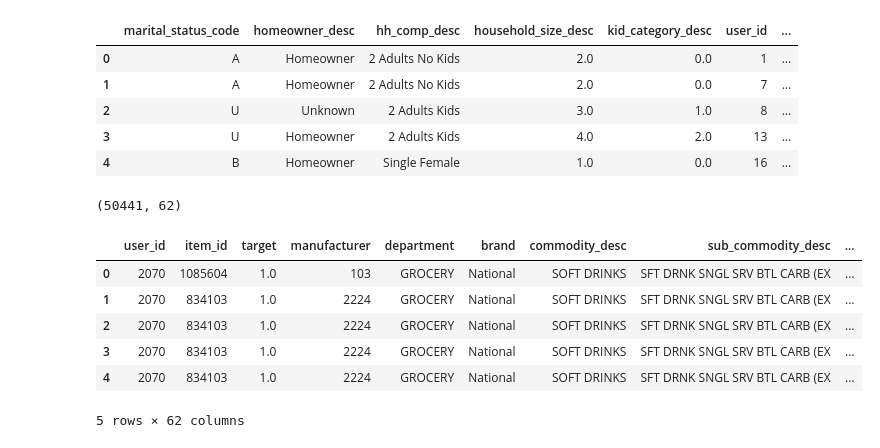
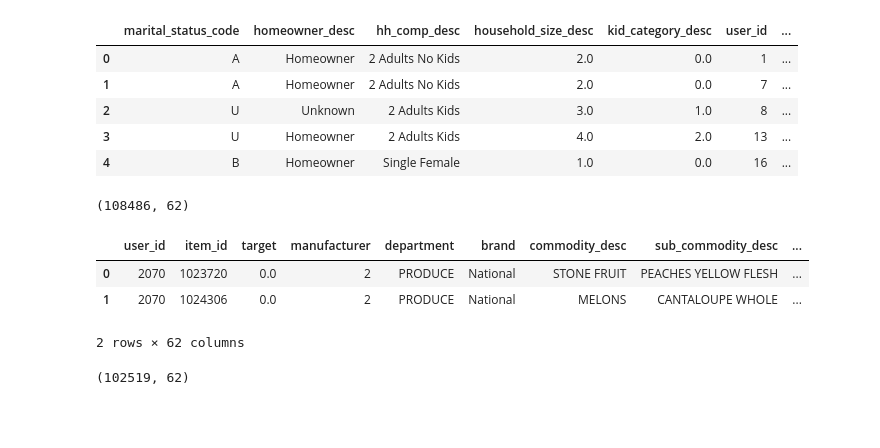
Before and after one commit to PavelBelove/recommender_systems, a Jupyter notebook: course_project.ipynb, the cells around one changed output. Cells and saved outputs as stored; diff of their text form; code cells hidden in the pictures; blank space fills up the shorter version.

```diff
--- a/course_project.ipynb
+++ b/course_project.ipynb
@@ -189,13 +188,6 @@ plt.grid(True);
 [figure]
 # %% [markdown]
 ### Расчет моделей второго уровня
-# %%
-new_items = items.merge(data, on='item_id', how='left')
-
-
-price = new_items.groupby('item_id')['sales_value'].sum() / new_items.groupby('item_id')['quantity'].sum()
-price = price.groupby('item_id').mean().reset_index()
-price.columns = ['item_id', 'price']
 # %%
 def new_user_features(data, user_features):
     '''
@@ -267,9 +259,7 @@ def train_test_preprocessing(data):
     train_users.shape
 
     users_lvl_2 = users_lvl_2[users_lvl_2['user_id'].isin(train_users)]
-    users_lvl_2_ = users_lvl_2.copy()
-    # users_lvl_2['candidates'] = users_lvl_2['user_id'].apply(lambda x: recommender.get_own_recommendations(x, N=50))
-    users_lvl_2['candidates'] = base.recommend(users_lvl_2.user_id, 20)
+    users_lvl_2['candidates'] = als.recommend(users_lvl_2.user_id, 50)
 
 
     items_emb = als.items_embedings()
@@ -306,18 +296,13 @@ def train_test_preprocessing(data):
 
 data_lvl_2 = train_test_preprocessing(data_train_lvl_2)
 
-# users_lvl_2.merge(users_emb, on='user_id', how='left')
+data_lvl_2.shape
+# %% [output]
+(108486, 62)
-# %%
-data_lvl_2.shape
-# %% [output]
-(50441, 62)
 # %%
-data_lvl_2.head()
+data_lvl_2.head(2)
 # %% [output]
 |  | user_id | item_id | target | manufacturer | department | brand | commodity_desc | sub_commodity_desc | ... |
-| 0 | 2070 | 1085604 | 1.0 | 103 | GROCERY | National | SOFT DRINKS | SFT DRNK SNGL SRV BTL CARB (EX | ... |
-| 1 | 2070 | 834103 | 1.0 | 2224 | GROCERY | National | SOFT DRINKS | SFT DRNK SNGL SRV BTL CARB (EX | ... |
-| 2 | 2070 | 834103 | 1.0 | 2224 | GROCERY | National | SOFT DRINKS | SFT DRNK SNGL SRV BTL CARB (EX | ... |
-| 3 | 2070 | 834103 | 1.0 | 2224 | GROCERY | National | SOFT DRINKS | SFT DRNK SNGL SRV BTL CARB (EX | ... |
-| 4 | 2070 | 834103 | 1.0 | 2224 | GROCERY | National | SOFT DRINKS | SFT DRNK SNGL SRV BTL CARB (EX | ... |
+| 0 | 2070 | 1023720 | 0.0 | 2 | PRODUCE | National | STONE FRUIT | PEACHES YELLOW FLESH | ... |
+| 1 | 2070 | 1024306 | 0.0 | 2 | PRODUCE | National | MELONS | CANTALOUPE WHOLE | ... |
-5 rows × 62 columns
+2 rows × 62 columns
@@ -329,3 +309,9 @@ data_test_lvl_2 = train_test_preprocessing(val2)
+# %%
+data_test_lvl_2 = train_test_preprocessing(val2)
+
+data_test_lvl_2.shape
+# %% [output]
+(102519, 62)
 # %%
 X_train = data_lvl_2.drop('target', axis=1)
 y_train = data_lvl_2[['target']]
```
Also changed, not shown: parts of 29 cells of this notebook.
